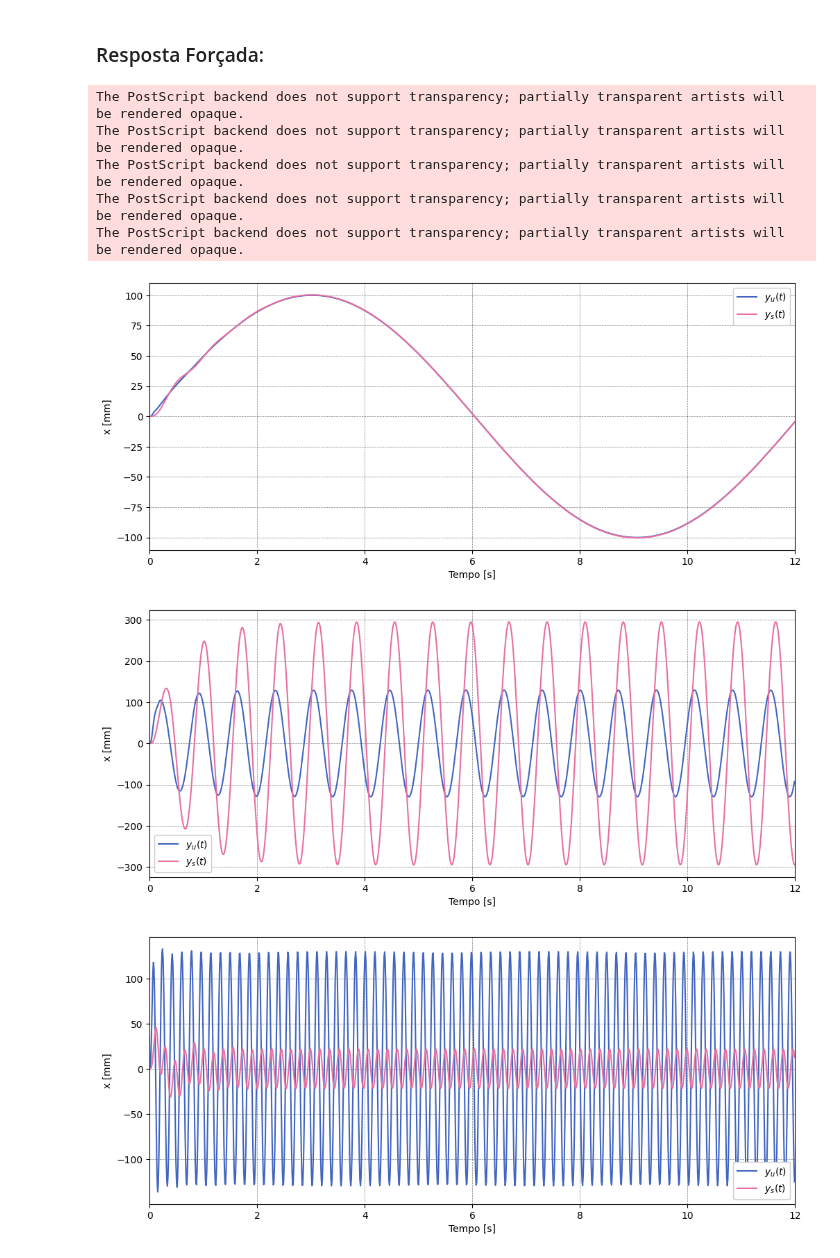
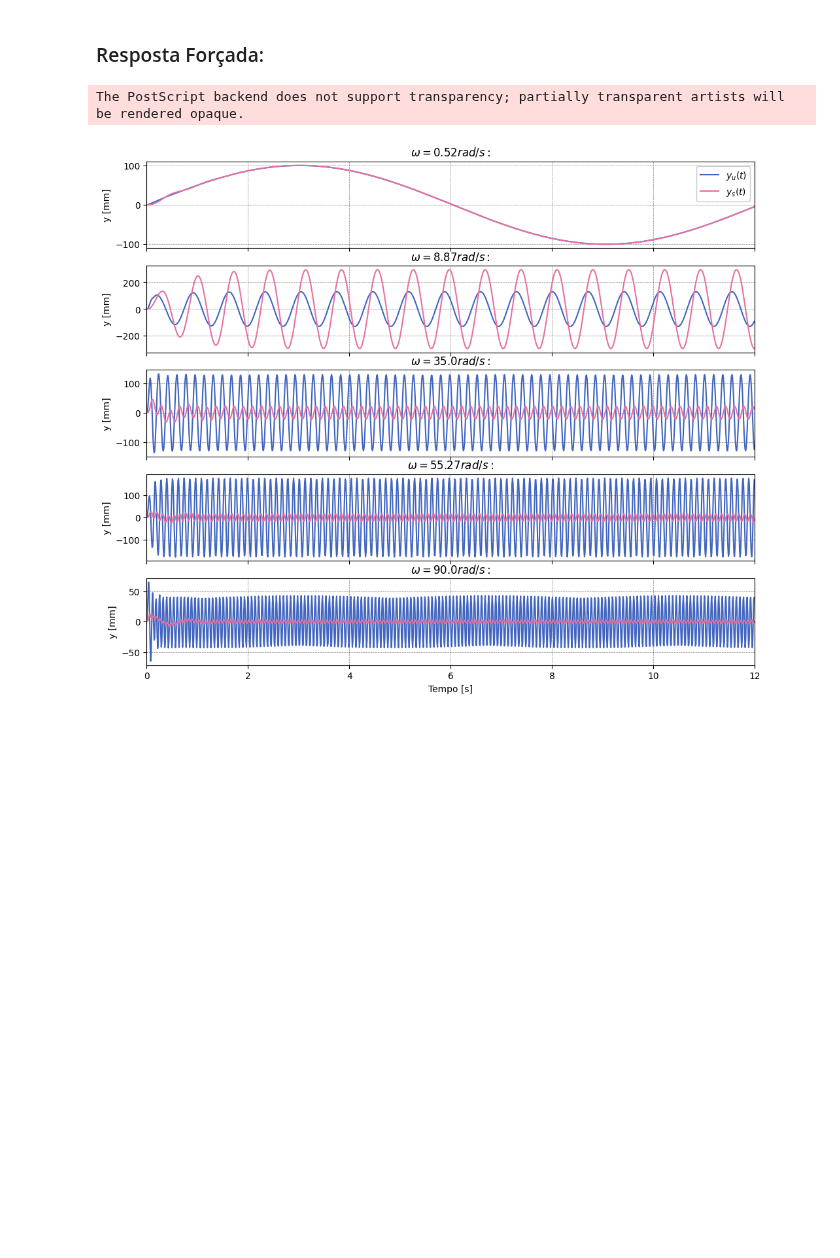
Before and after one commit to ErickNMA/vibrations, a Jupyter notebook: Atv_1_DV/parameter_variation/road/QC_LTI.ipynb, the cells around one changed output. Drawn from its saved outputs; the diff is of its cells as text; code cells hidden in the pictures; blank space fills up the shorter version.

```diff
--- a/Atv_1_DV/parameter_variation/road/QC_LTI.ipynb
+++ b/Atv_1_DV/parameter_variation/road/QC_LTI.ipynb
@@ -164,28 +164,23 @@ ws = 8.8671 rad/s
 # %% [markdown]
 ### Resposta Forçada:
 # %%
+plt.rcParams['figure.figsize'] = (12, 10)
+fig, ax = plt.subplots(5, sharex=True)
 for n in range(len(road)):
     time, y = ct.forced_response(system, T=time, U=(road[n]), X0=np.block([X0.T, V0.T]))
 
-    #Plot único:
-    plt.rcParams['figure.figsize'] = (12, 5)
-    fig, ax = plt.subplots()
-    labels = ['$y_u(t)$', '$y_s(t)$']
-    for i in range(2):
-        ax.plot(time, (y[i]*1e3), label=labels[i])
-    ax.set_ylabel('x [mm]')
-    ax.set_xlabel('Tempo [s]')
-    ax.legend()
-    plt.xlim(0, tf)
-    if(title):
-        plt.title('Resposta Temporal Real')
-    plt.savefig(f'curves/TR{n+1}.eps', dpi=600, transparent=True, bbox_inches='tight')
+    plt.subplot(5, 1, (n+1))
+    plt.plot(time, (y[0]*1e3), label='$y_u(t)$')
+    plt.plot(time, (y[1]*1e3), label='$y_s(t)$')
+    plt.ylabel('y [mm]')
+    plt.title(f'$\omega = {freqs[n]}rad/s:$')
+plt.xlabel('Tempo [s]')
+plt.subplot(5, 1, 1)
+plt.legend()
+plt.xlim(0, tf)
+if(title):
+    plt.title('Resposta Temporal Real')
+plt.savefig('curves/TR.eps', dpi=600, transparent=True, bbox_inches='tight')
 # %% [output]
 The PostScript backend does not support transparency; partially transparent artists will be rendered opaque.
-The PostScript backend does not support transparency; partially transparent artists will be rendered opaque.
-The PostScript backend does not support transparency; partially transparent artists will be rendered opaque.
-The PostScript backend does not support transparency; partially transparent artists will be rendered opaque.
-The PostScript backend does not support transparency; partially transparent artists will be rendered opaque.
-[figure, old version]
+[figure, new version]
-[figure, removed]
-[figure, removed]
```
Also changed, not shown: parts of 1 cell of this notebook, 8 other files.
